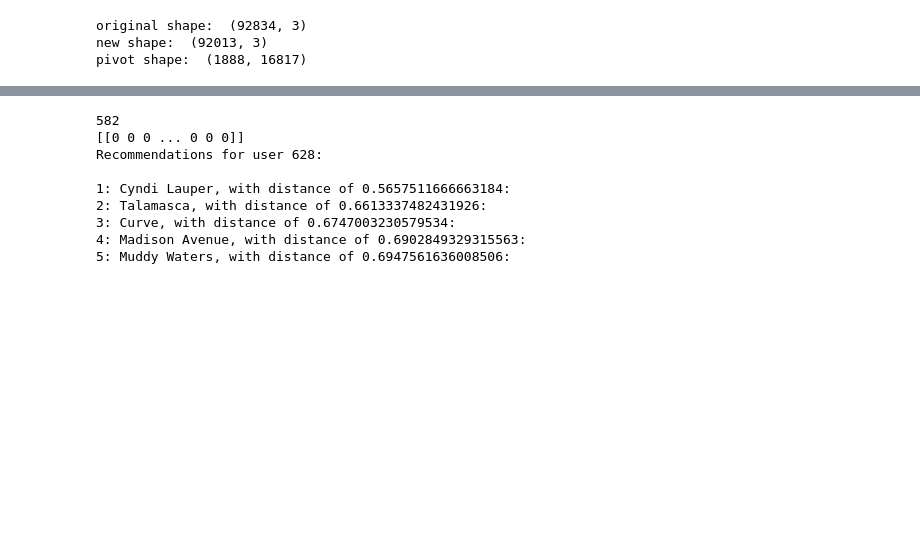
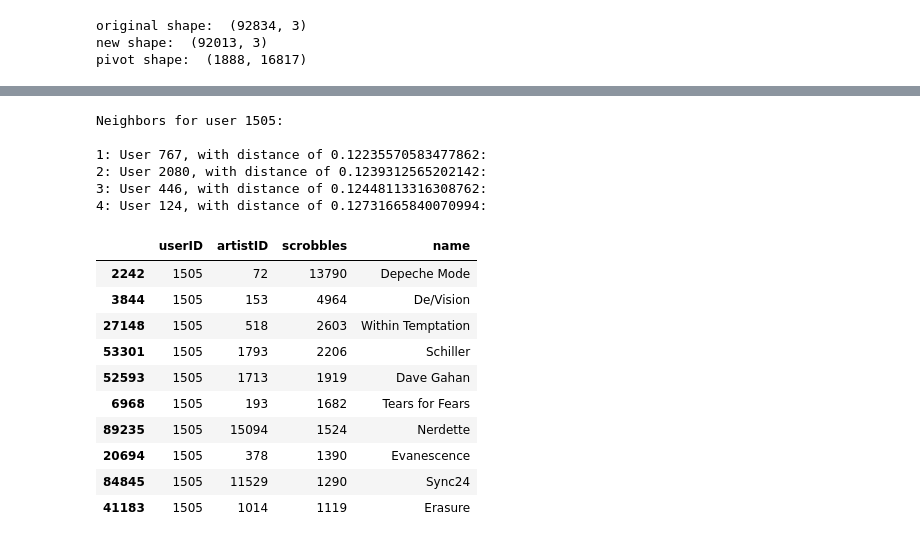
Before and after one commit to luish910/cda_recomm_project, a Jupyter notebook: Clustering Prototype.ipynb, the cells around one changed output, grey strips where cells are left out. Drawn from its saved outputs; the diff is of its cells as text; code cells hidden in the pictures; blank space fills up the shorter version.

```diff
--- a/Clustering Prototype.ipynb
+++ b/Clustering Prototype.ipynb
@@ -267,27 +282,43 @@ np.random.choice(data_pivot.shape[0])
 # %%
 #this data was not scaled, highly popular artists were included
-#notice that running the tests a few times delivers at least 1 meainstream act
-query_index = np.random.choice(data_pivot.shape[0])
-print(query_index)
-print(data_pivot.iloc[query_index,:].values.reshape(1,-1))
-distances, indices = model_knn.kneighbors(data_pivot.iloc[query_index,:].values.reshape(1, -1), n_neighbors = 6)
-data_pivot.index[query_index]
 
-for i in range(0, len(distances.flatten())):
+query_index = np.random.choice(data_pivot.shape[0])#pick a row from matrix
+user_vector = data_pivot.iloc[query_index,:].values.reshape(1,-1) #take artist lists
+user = data_pivot.index[query_index]
+
+n_neighbors = 5
+
+distances, indices = model_knn.kneighbors(user_vector, n_neighbors = n_neighbors)
+#print(indices)
+
+for i in range(0, n_neighbors):
     if i == 0:
-        print('Recommendations for user {0}:\n'.format(data_pivot.index[query_index]))
+        print('Neighbors for user {0}:\n'.format(user))
     else:
         #print('{0}: {1}, with distance of {2}:'.format(i, data_pivot.index[indices.flatten()[i]], distances.flatten()[i]))
-         print('{0}: {1}, with distance of {2}:'.format(i
-                                                        ,artists_data[artists_data['id']==indices.flatten()[i]]['name'].values[0]
-                                                        , distances.flatten()[i]))
+         print('{0}: User {1}, with distance of {2}:'.format(i
+                                                        #,artists_data[artists_data['id']==indices.flatten()[i]]['name'].values[0]
+                                                        ,data_pivot.index[indices.flatten()[i]]
+                                                        ,distances.flatten()[i]))
 # %% [output]
-582
-[[0 0 0 ... 0 0 0]]
-Recommendations for user 628:
+Neighbors for user 1505:
 
-1: Cyndi Lauper, with distance of 0.5657511666663184:
-2: Talamasca, with distance of 0.6613337482431926:
-3: Curve, with distance of 0.6747003230579534:
-4: Madison Avenue, with distance of 0.6902849329315563:
-5: Muddy Waters, with distance of 0.6947561636008506:
+1: User 767, with distance of 0.12235570583477862:
+2: User 2080, with distance of 0.1239312565202142:
+3: User 446, with distance of 0.12448113316308762:
+4: User 124, with distance of 0.12731665840070994:
+# %%
+#user top 10 artists
+df_scrobbles[df_scrobbles['userID']==user].sort_values(by='scrobbles',ascending = False).head(10)
+# %% [output]
+|  | userID | artistID | scrobbles | name |
+| 2242 | 1505 | 72 | 13790 | Depeche Mode |
+| 3844 | 1505 | 153 | 4964 | De/Vision |
+| 27148 | 1505 | 518 | 2603 | Within Temptation |
+| 53301 | 1505 | 1793 | 2206 | Schiller |
+| 52593 | 1505 | 1713 | 1919 | Dave Gahan |
+| 6968 | 1505 | 193 | 1682 | Tears for Fears |
+| 89235 | 1505 | 15094 | 1524 | Nerdette |
+| 20694 | 1505 | 378 | 1390 | Evanescence |
+| 84845 | 1505 | 11529 | 1290 | Sync24 |
+| 41183 | 1505 | 1014 | 1119 | Erasure |
```
Also changed, not shown: parts of 15 cells of this notebook, 1 other file.
